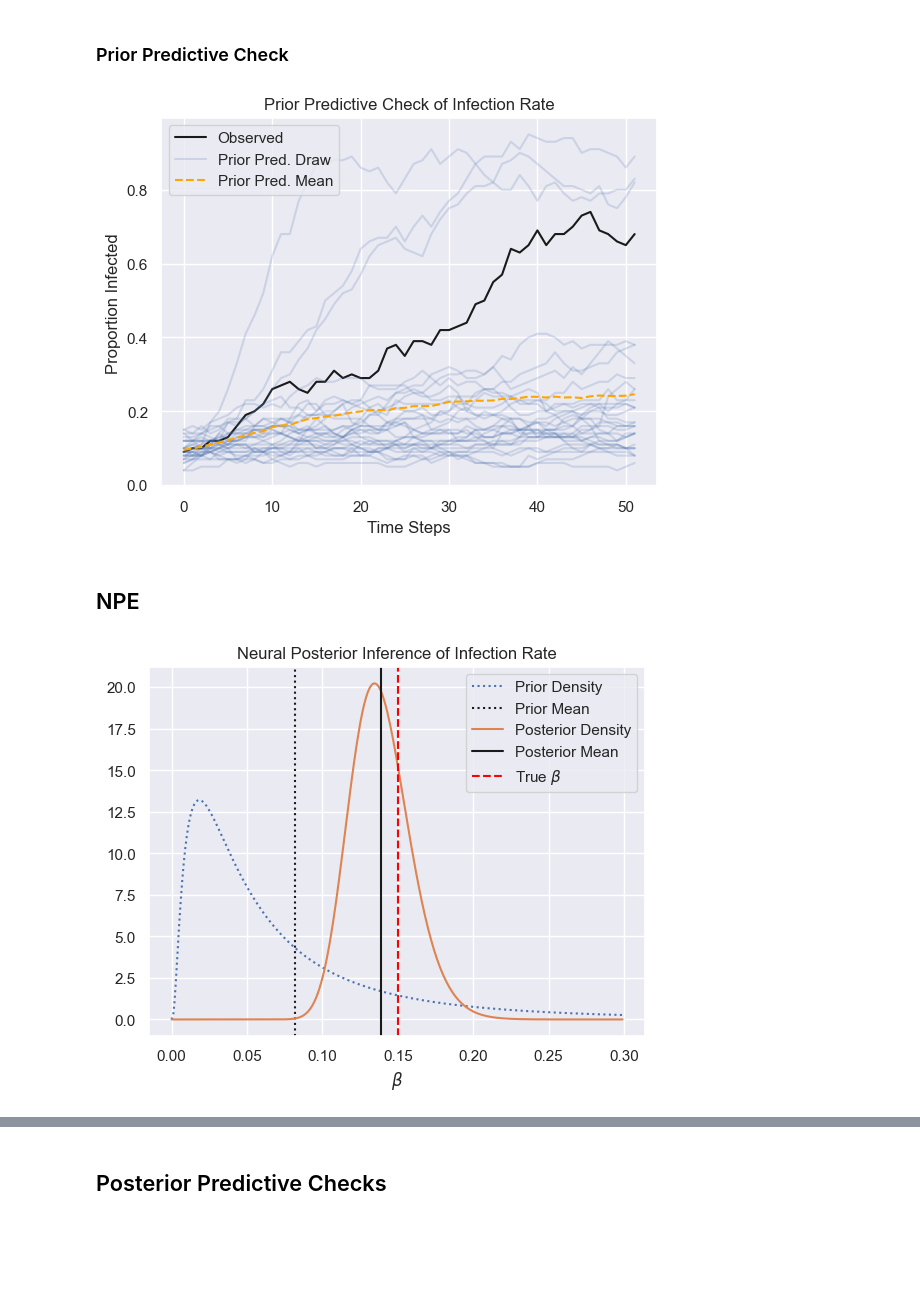
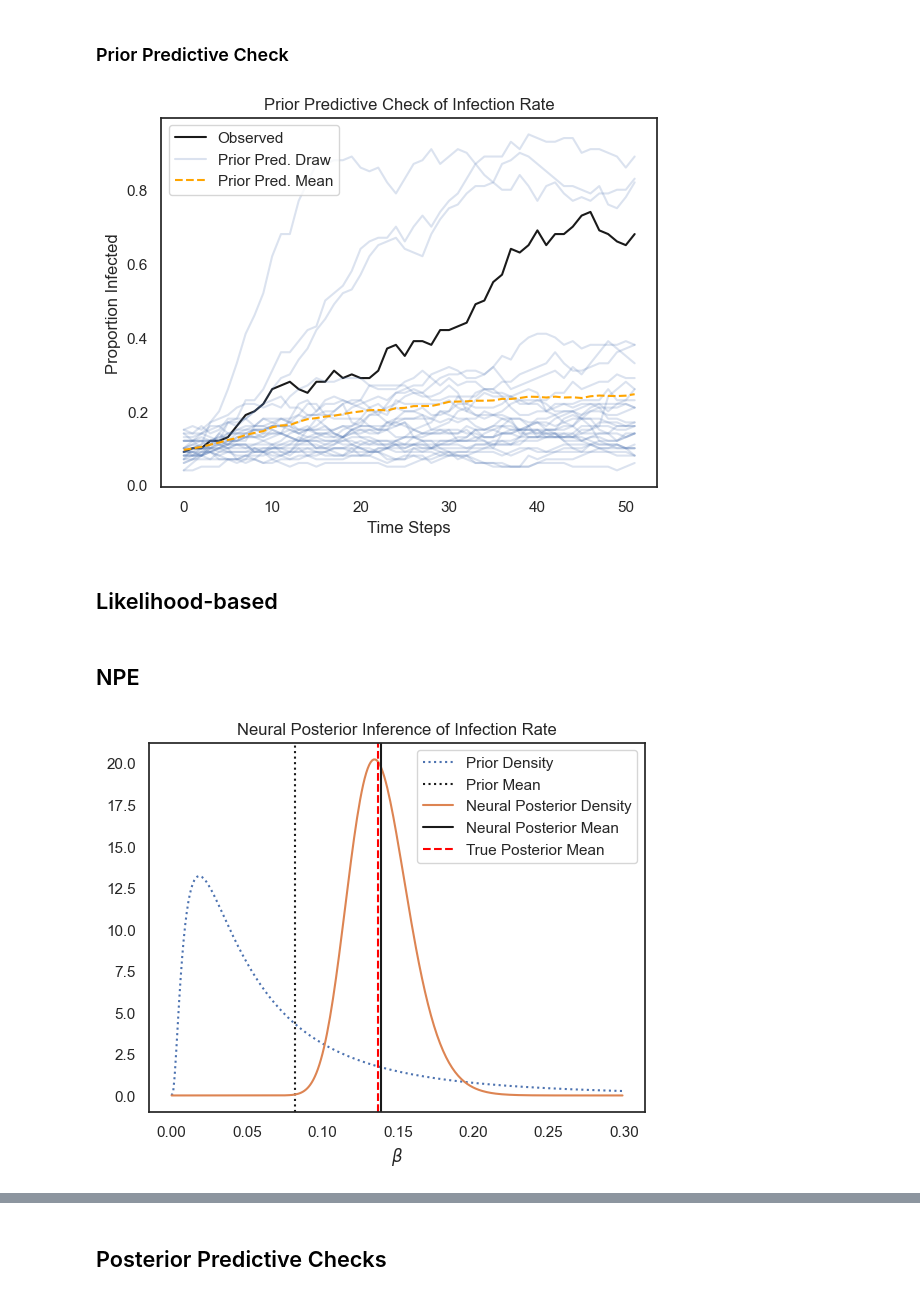
Before and after one commit to epibayes/np-epid, a Jupyter notebook: notebooks/si_sim.ipynb, the cells around one changed output, grey strips where cells are left out. Drawn from its saved outputs; the diff is of its cells as text; code cells hidden in the pictures; blank space fills up the shorter version.

```diff
--- a/notebooks/si_sim.ipynb
+++ b/notebooks/si_sim.ipynb
@@ -10,6 +10,7 @@ import seaborn as sns
 from scipy.stats import norm, lognorm
 # %%
 sns.set_theme()
+sns.set_style("white")
 beta_true = 0.15 # 0.15
 alpha = 0.1
 gamma = 0.05 # 0.05
@@ -91,7 +92,13 @@ plt.ylabel("Proportion Infected")
 plt.xlabel("Time Steps")
 plt.show()
 # %% [output]
-[figure, old version]
+[figure, new version]
+# %% [markdown]
+## Likelihood-based
+# %%
+true_post_mean = -1.99
+true_post_sd = 0.0949
+true_post_exp = 0.137
 # %% [markdown]
 ## NPE
 # %%
@@ -108,21 +115,21 @@ df_npe[".95"] = np.exp(norm(df_npe["mean"], df_npe["sd"]).ppf(0.95))
 # %%
 mu = df_npe["mean"].iloc[-1]
 sigma = df_npe["sd"].iloc[-1]
 np.random.seed(10)
 x = np.arange(0., 0.3, 0.001)
 ax1 = sns.lineplot(x=x, y=lognorm.pdf(x, scale=np.exp(prior_mu), s=prior_sigma),
                    label="Prior Density", linestyle=":")
 posterior_mean = np.exp(mu + sigma**2/2)
 plt.axvline(prior_mean, color="k", linestyle=":", label="Prior Mean")
-ax = sns.lineplot(x=x, y=lognorm.pdf(x, scale=np.exp(mu), s=sigma), label="Posterior Density")
-plt.axvline(posterior_mean, color="k", label="Posterior Mean")
-plt.axvline(beta_true, color="red", linestyle="--", label=r"True $\beta$")
+ax = sns.lineplot(x=x, y=lognorm.pdf(x, scale=np.exp(mu), s=sigma), label="Neural Posterior Density")
+plt.axvline(posterior_mean, color="k", label="Neural Posterior Mean")
+plt.axvline(true_post_exp, color="red", linestyle="--", label=r"True Posterior Mean")
 ax.set_xlabel(r"$\beta$")
 ax.set_title(f"Neural Posterior Inference of Infection Rate")
 plt.legend()
 plt.show()
 # %% [output]
-[figure, old version]
+[figure, new version]
 # %%
 np.random.seed(10)
 x = np.arange(-6., 0, 0.01)
```
Also changed, not shown: parts of 4 cells of this notebook, 4 other files.
